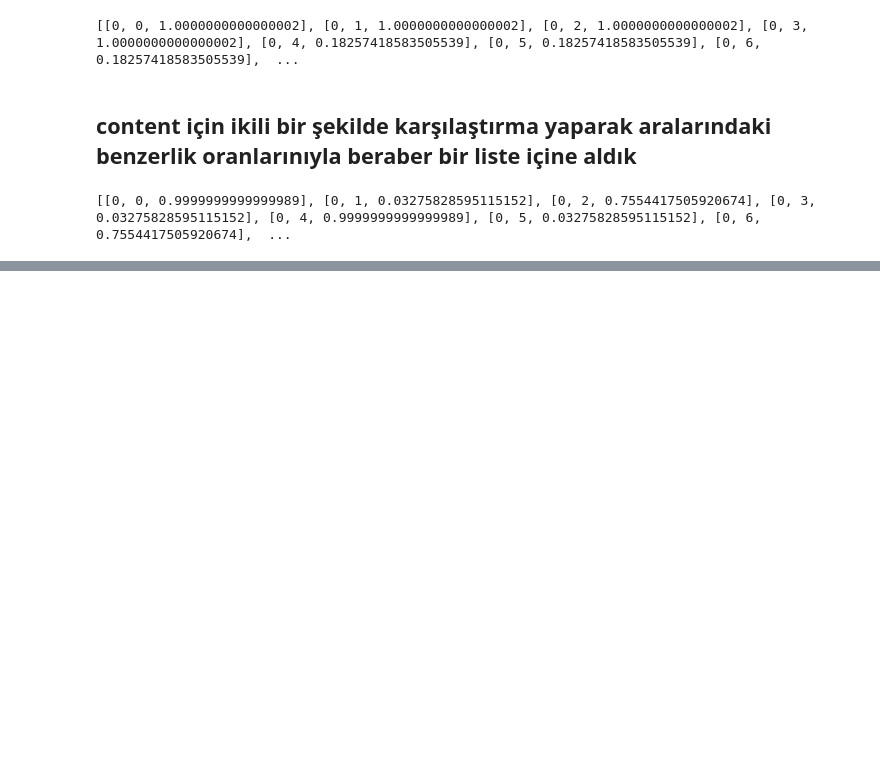
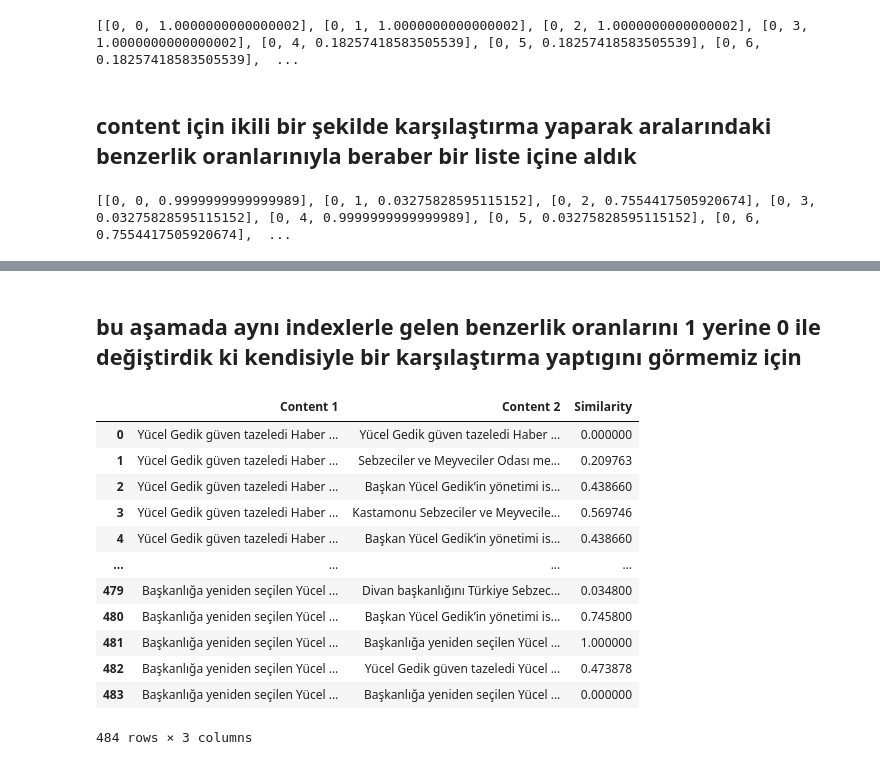
Before and after one commit to esmanurbal/Big-Data-Similarties, a Jupyter notebook: bigData.ipynb, the cells around one changed output, grey strips where cells are left out. Saved outputs shown, nothing was run; the diff lists cells and outputs as text; code cells hidden in the pictures; blank space fills up the shorter version.

```diff
--- a/bigData.ipynb
+++ b/bigData.ipynb
@@ -394,0 +394,2 @@ TypeError: NDFrame.to_csv() got an unexpected keyword argument 'indent'
+# %% [markdown]
+## bu aşamada aynı indexlerle gelen benzerlik oranlarını 1 yerine  0 ile değiştirdik ki kendisiyle bir karşılaştırma yaptıgını görmemiz için
@@ -394,0 +464,16 @@ TypeError: NDFrame.to_csv() got an unexpected keyword argument 'indent'
+# %%
+calculate_similarity('DESKTOP-JT60920','ESSL')
+# %% [output]
+|  | Content 1 | Content 2 | Similarity |
+| 0 | Yücel Gedik güven tazeledi Haber ... | Yücel Gedik güven tazeledi Haber ... | 0.000000 |
+| 1 | Yücel Gedik güven tazeledi Haber ... | Sebzeciler ve Meyveciler Odası me... | 0.209763 |
+| 2 | Yücel Gedik güven tazeledi Haber ... | Başkan Yücel Gedik’in yönetimi is... | 0.438660 |
+| 3 | Yücel Gedik güven tazeledi Haber ... | Kastamonu Sebzeciler ve Meyvecile... | 0.569746 |
+| 4 | Yücel Gedik güven tazeledi Haber ... | Başkan Yücel Gedik’in yönetimi is... | 0.438660 |
+| ... | ... | ... | ... |
+| 479 | Başkanlığa yeniden seçilen Yücel ... | Divan başkanlığını Türkiye Sebzec... | 0.034800 |
+| 480 | Başkanlığa yeniden seçilen Yücel ... | Başkan Yücel Gedik’in yönetimi is... | 0.745800 |
+| 481 | Başkanlığa yeniden seçilen Yücel ... | Başkanlığa yeniden seçilen Yücel ... | 1.000000 |
+| 482 | Başkanlığa yeniden seçilen Yücel ... | Yücel Gedik güven tazeledi Yücel ... | 0.473878 |
+| 483 | Başkanlığa yeniden seçilen Yücel ... | Başkanlığa yeniden seçilen Yücel ... | 0.000000 |
+484 rows × 3 columns
```
Also changed, not shown: parts of 9 cells of this notebook.
